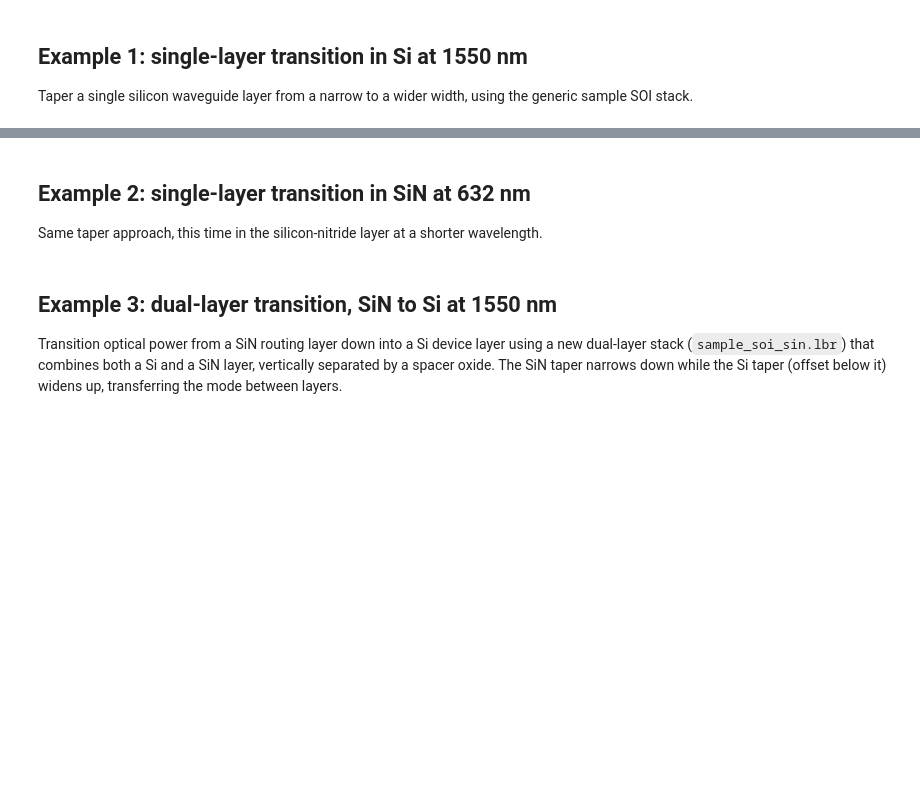
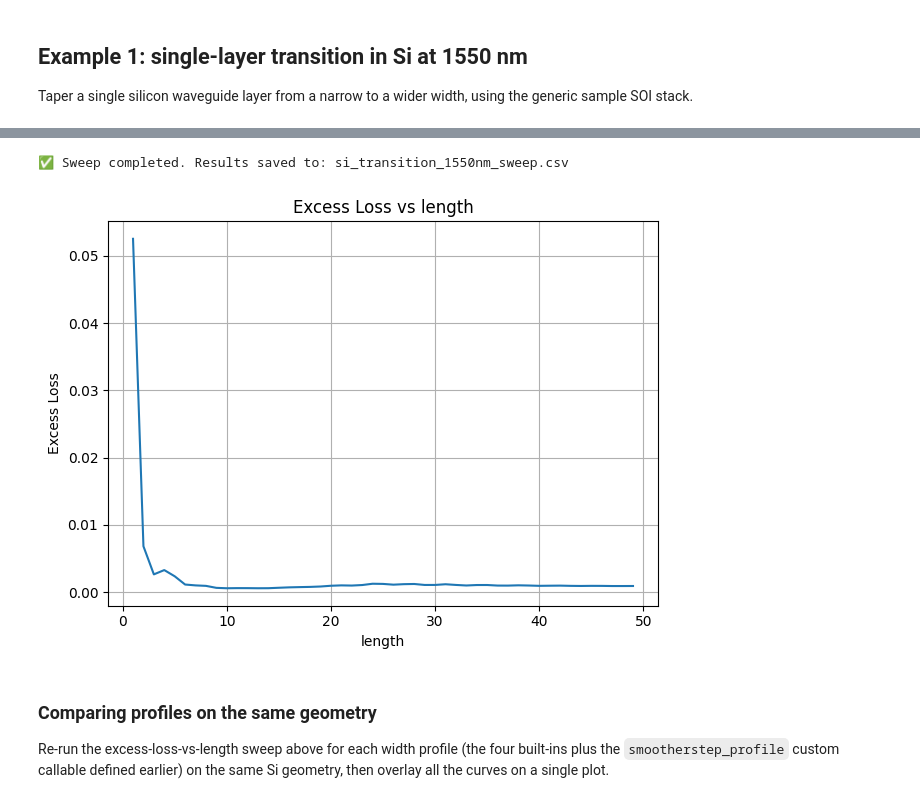
Before and after one commit to Arka-noid/lumerical_simulations, a Jupyter notebook: notebooks/components/transitions/TransitionDesign.ipynb, the cells around one changed output, grey strips where cells are left out. Saved outputs shown, nothing was run; the diff lists cells and outputs as text; code cells hidden in the pictures; blank space fills up the shorter version.

```diff
--- a/notebooks/components/transitions/TransitionDesign.ipynb
+++ b/notebooks/components/transitions/TransitionDesign.ipynb
@@ -30,4 +45,5 @@ the excess loss.
 # %%
+
 # Defaults for build_transition; override any of these by passing them as keyword arguments
 default_transition_params = {
     "wavelength": 1.55,
@@ -65,6 +81,8 @@ def build_transition(backend, layers, **params):
         widths.extend([wi, wf])
         layer_infos.append(backend.get_layer_info(layer["layer"]))
 
+    # Cells: [entrance straight, offset to a later-starting layer, shared taper, extra length
+    # of the longer layer, exit straight]; drop any zero-length cell (e.g. no offset).
     offset = max(x_offsets, default=0.0)
     shortest_length, longest_length = min(lengths), max(lengths)
     cell_lengths = [1.0, offset, shortest_length, longest_length - shortest_length, 1.0]
@@ -72,7 +90,7 @@ def build_transition(backend, layers, **params):
 
     sim_width, sim_height = params["sim_size"]
     z0, thickness = layer_infos[0]["z0"], layer_infos[0]["t"]
-    zc = z0 + thickness / 2
+    zc = z0 + thickness / 2  # vertical center of the first layer, used to center the EME/mesh/monitors
     eme_offset = params["eme_offset"]
 
     backend.configure_eme(
@@ -91,7 +109,9 @@ def build_transition(backend, layers, **params):
     )
 
     profile_x, profile_span = params["profile_size"]
+    # Top-down (XY) field profile monitor
     backend.configure_eme_profile(size=[profile_x, profile_span, None], center=[profile_x / 2, 0.0, zc])
+    # Side (XZ) field profile monitor
     backend.configure_eme_profile(size=[profile_x, None, profile_span / 2], center=[profile_x / 2, 0.0, zc])
 
 
@@ -122,4 +142,4 @@ def taper_length_sweep(backend, cell_range=1, lengths=None, plot=True, filename=
     if plot:
         lu.plot_metric_1d({"length": lengths}, excess_loss, x_param="length", metric_name="Excess Loss")
 
-    return summary
+    return excess_loss, summary
@@ -146,8 +213,7 @@ backend.run_eme("si_transition_1550nm.lms")
 # %%
 # cell_range = backend.expand_eme_cell_group(3)
 lengths = np.arange(1, 50, 1)
-EL = taper_length_sweep(backend, cell_range=1, lengths=lengths, filename="si_transition_1550nm_sweep.csv")
+excess_loss, summary = taper_length_sweep(backend, cell_range=1, lengths=lengths, filename="si_transition_1550nm_sweep.csv")
+# %% [output]
+✅ Sweep completed. Results saved to: si_transition_1550nm_sweep.csv
+[figure, added]
-# %% [markdown]
-## Example 2: single-layer transition in SiN at 632 nm
-
-Same taper approach, this time in the silicon-nitride layer at a shorter wavelength.
@@ -172,7 +219,0 @@ EL = taper_length_sweep(sim, cell_range=2, filename="sin_transition_632nm_sweep.
-# %% [markdown]
-## Example 3: dual-layer transition, SiN to Si at 1550 nm
-
-Transition optical power from a SiN routing layer down into a Si device layer using a new
-dual-layer stack (`sample_soi_sin.lbr`) that combines both a Si and a SiN layer, vertically
-separated by a spacer oxide. The SiN taper narrows down while the Si taper (offset below it)
-widens up, transferring the mode between layers.
@@ -197,0 +220,6 @@ EL = taper_length_sweep(sim, cell_range=cell_range, filename="dual_transition_si
+# %% [markdown]
+### Comparing profiles on the same geometry
+
+Re-run the excess-loss-vs-length sweep above for each width profile (the four built-ins plus
+the `smootherstep_profile` custom callable defined earlier) on the same Si geometry, then
+overlay all the curves on a single plot.
```
Also changed, not shown: parts of 20 cells of this notebook, 9 other files.
